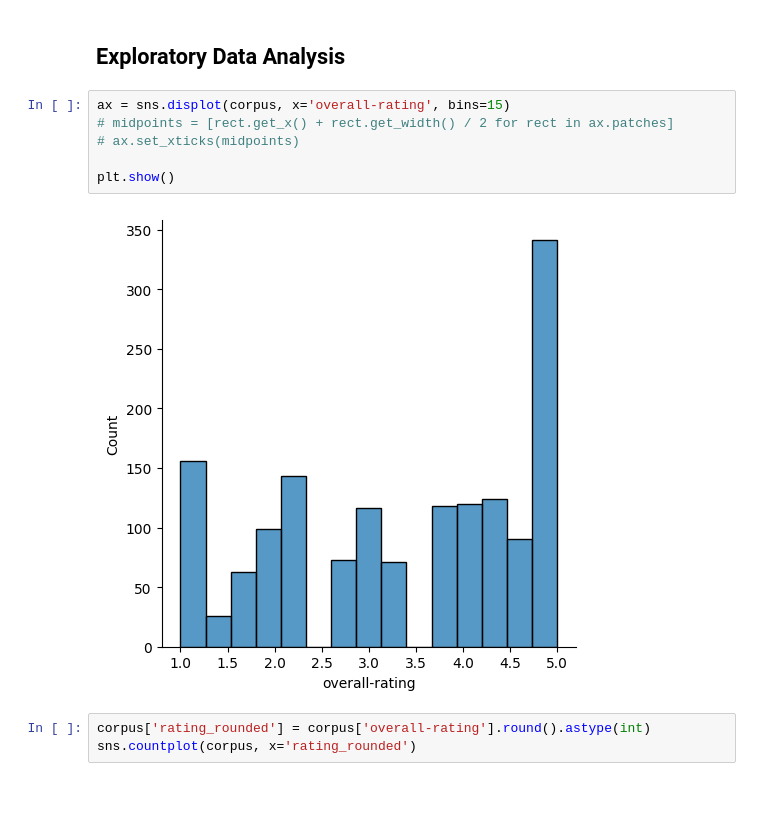
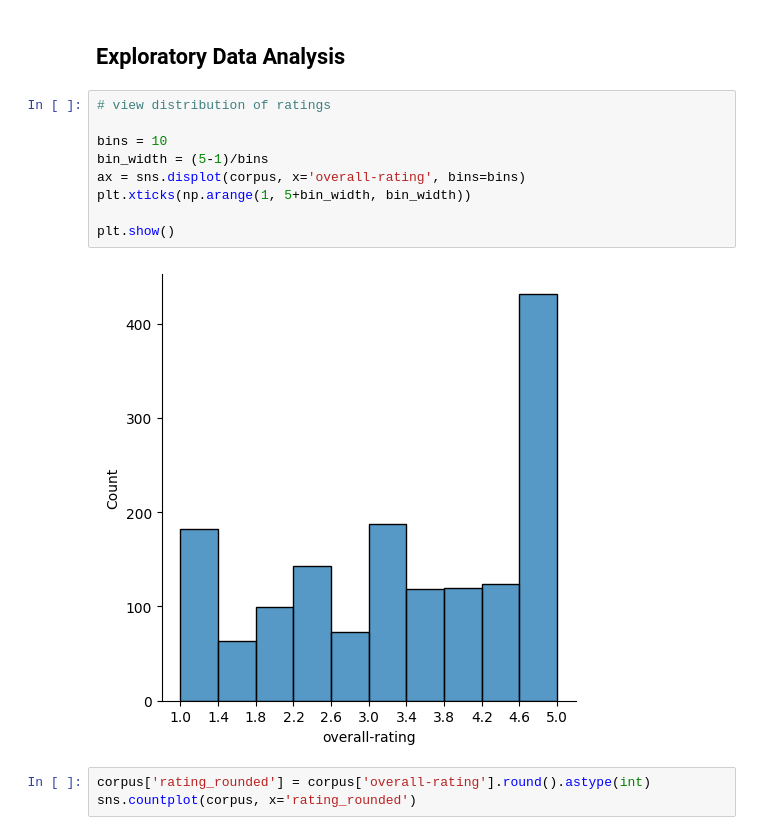
Before and after one commit to sepidehparhami/abilify-ratings, a Jupyter notebook: abilify-ratings.ipynb, the cells around one changed output. Drawn from its saved outputs; the diff is of its cells as text; blank space fills up the shorter version.

```diff
--- a/abilify-ratings.ipynb
+++ b/abilify-ratings.ipynb
@@ -64,14 +64,17 @@ After dropping NAs: 1540
 | 4 | 2.0 | I was prescribed as a child at 15... |
 # %% [markdown]
 ## Exploratory Data Analysis
-# %%
-ax = sns.displot(corpus, x='overall-rating', bins=15)
-# midpoints = [rect.get_x() + rect.get_width() / 2 for rect in ax.patches]
-# ax.set_xticks(midpoints)
-
-plt.show()
-# %% [output]
-[figure, removed]
+# %%
+# view distribution of ratings
+
+bins = 10
+bin_width = (5-1)/bins
+ax = sns.displot(corpus, x='overall-rating', bins=bins)
+plt.xticks(np.arange(1, 5+bin_width, bin_width))
+
+plt.show()
+# %% [output]
+[figure, added]
 # %%
 corpus['rating_rounded'] = corpus['overall-rating'].round().astype(int)
 sns.countplot(corpus, x='rating_rounded')
```
Also changed, not shown: parts of 17 cells of this notebook.
